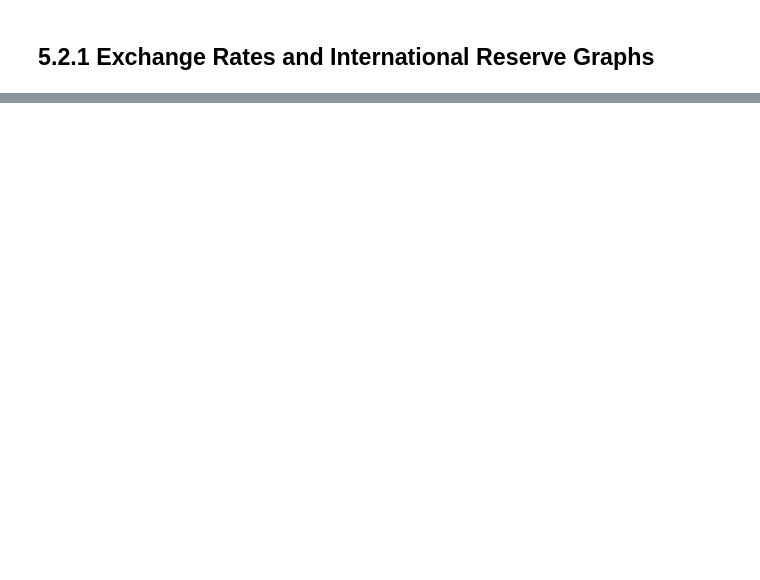
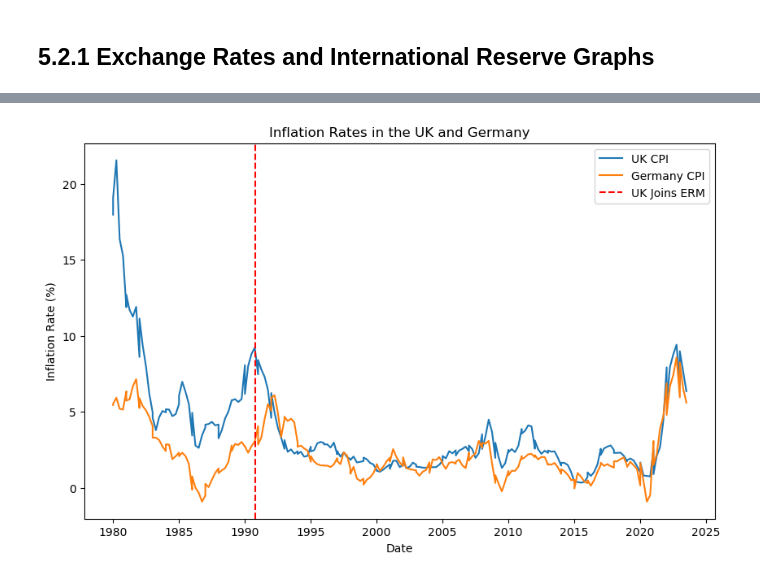
Before and after one commit to a-conga/EC1B1-Project-, a Jupyter notebook: group3.ipynb, the cells around one changed output, grey strips where cells are left out. Drawn from its saved outputs; the diff is of its cells as text; code cells hidden in the pictures; blank space fills up the shorter version.

Commit message:
finished merging notebooks

```diff
--- a/group3.ipynb
+++ b/group3.ipynb
@@ -510,0 +1145,8 @@ plt.show()
+# %%
+#Merging to one dataframe
+countries_df_temp = pd.merge(df_cleaned, df_cleaned2, on=['Date'], how='inner')
+countries_df_temp2 = pd.merge(countries_df_temp, df_cleaned3, on=['Date'], how='inner')
+#calculate dm/gdp exchange rate column
+countries_df_temp2['DM/GBP'] = countries_df_temp2['Germany_ER']  / countries_df_temp2['UK_ER']
+countries_df = countries_df_temp2[countries_df_temp2['Date'].dt.year >= 1980]
+display(countries_df)
@@ -510,0 +1170,14 @@ plt.show()
+# %%
+
+# Plot CPI
+plt.figure(figsize=(10, 6)) #set figure size
+plt.plot(countries_df['Date'], countries_df['UK_CPI'], label='UK CPI') #plot uk cpi data
+plt.plot(countries_df['Date'], countries_df['Germany_CPI'], label='Germany CPI') #plot germany cpi data
+plt.axvline(x=pd.to_datetime('1990-10-08'), color='r', linestyle='--', label='UK Joins ERM') #set date as x axis
+plt.title('Inflation Rates in the UK and Germany')
+plt.xlabel('Date')
+plt.ylabel('Inflation Rate (%)')
+plt.legend()
+plt.show()
+# %% [output]
+[figure, added]
```
Also changed, not shown: parts of 41 cells of this notebook, 2 other files.
